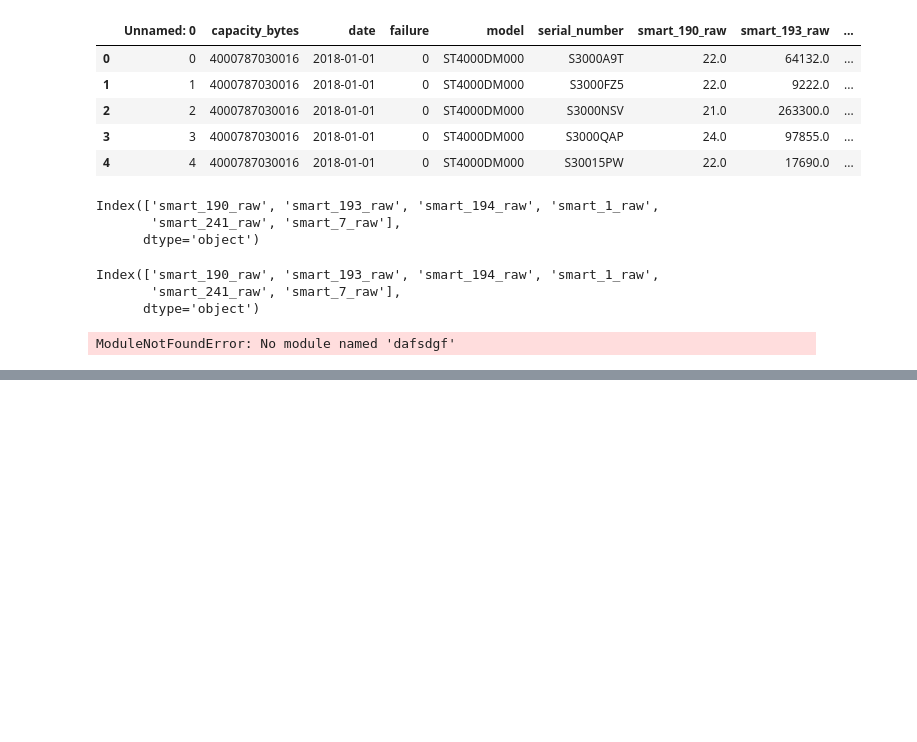
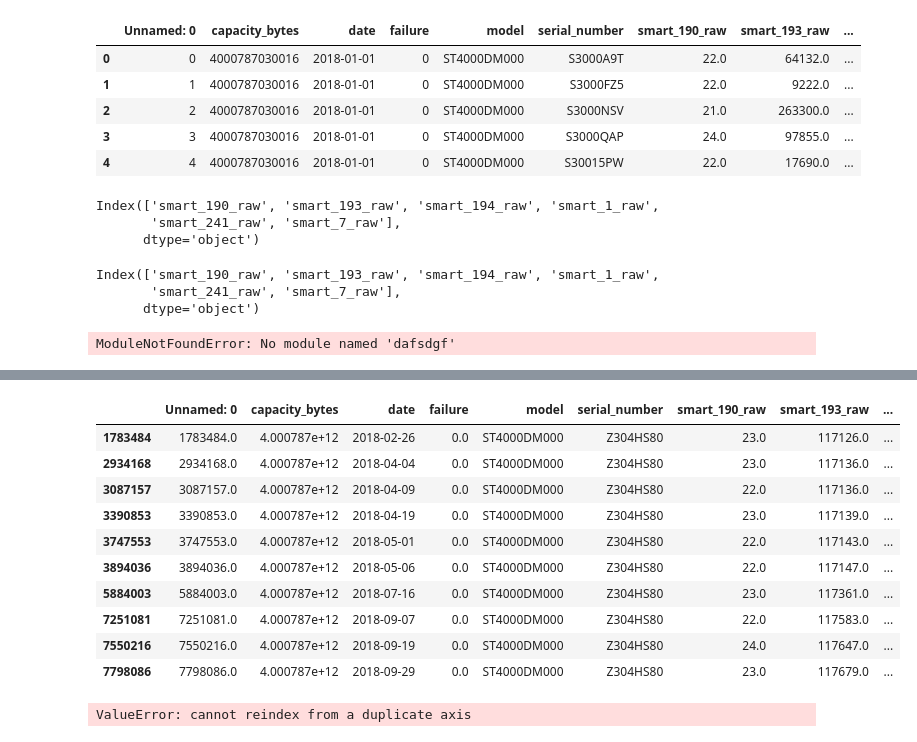
Before and after one commit to hj611/MyItem, a Jupyter notebook: diskfailure/blackblaze/test2.ipynb, the cells around one changed output, grey strips where cells are left out. Drawn from its saved outputs; the diff is of its cells as text; code cells hidden in the pictures; blank space fills up the shorter version.

```diff
--- a/diskfailure/blackblaze/test2.ipynb
+++ b/diskfailure/blackblaze/test2.ipynb
@@ -857,0 +856,3 @@ PositiveSample
+# %%
+import pandas as pd
+NegativeSample = pd.read_csv('G:/BaiduNetdiskDownload/NegativeSample.csv')
@@ -857,0 +876,21 @@ PositiveSample
+# %%
+NegativeSample[NegativeSample['serial_number'] == 'Z304HS80'] = NegativeSample[NegativeSample['serial_number'] == 'Z304HS80'].sample(10)
+# %%
+NegativeSample[NegativeSample['serial_number'] == 'Z304HS80']
+# %% [output]
+|  | Unnamed: 0 | capacity_bytes | date | failure | model | serial_number | smart_190_raw | smart_193_raw | ... |
+| 1783484 | 1783484.0 | 4.000787e+12 | 2018-02-26 | 0.0 | ST4000DM000 | Z304HS80 | 23.0 | 117126.0 | ... |
+| 2934168 | 2934168.0 | 4.000787e+12 | 2018-04-04 | 0.0 | ST4000DM000 | Z304HS80 | 23.0 | 117136.0 | ... |
+| 3087157 | 3087157.0 | 4.000787e+12 | 2018-04-09 | 0.0 | ST4000DM000 | Z304HS80 | 22.0 | 117136.0 | ... |
+| 3390853 | 3390853.0 | 4.000787e+12 | 2018-04-19 | 0.0 | ST4000DM000 | Z304HS80 | 23.0 | 117139.0 | ... |
+| 3747553 | 3747553.0 | 4.000787e+12 | 2018-05-01 | 0.0 | ST4000DM000 | Z304HS80 | 22.0 | 117143.0 | ... |
+| 3894036 | 3894036.0 | 4.000787e+12 | 2018-05-06 | 0.0 | ST4000DM000 | Z304HS80 | 22.0 | 117147.0 | ... |
+| 5884003 | 5884003.0 | 4.000787e+12 | 2018-07-16 | 0.0 | ST4000DM000 | Z304HS80 | 23.0 | 117361.0 | ... |
+| 7251081 | 7251081.0 | 4.000787e+12 | 2018-09-07 | 0.0 | ST4000DM000 | Z304HS80 | 22.0 | 117583.0 | ... |
+| 7550216 | 7550216.0 | 4.000787e+12 | 2018-09-19 | 0.0 | ST4000DM000 | Z304HS80 | 24.0 | 117647.0 | ... |
+| 7798086 | 7798086.0 | 4.000787e+12 | 2018-09-29 | 0.0 | ST4000DM000 | Z304HS80 | 23.0 | 117679.0 | ... |
+# %%
+for i in serial:
+    NegativeSample[NegativeSample['serial_number'] == i] = NegativeSample[NegativeSample['serial_number'] == i].sample(10, replace=True)
+# %% [output]
+ValueError: cannot reindex from a duplicate axis
```
Also changed, not shown: parts of 7 cells of this notebook, 9 other files.
